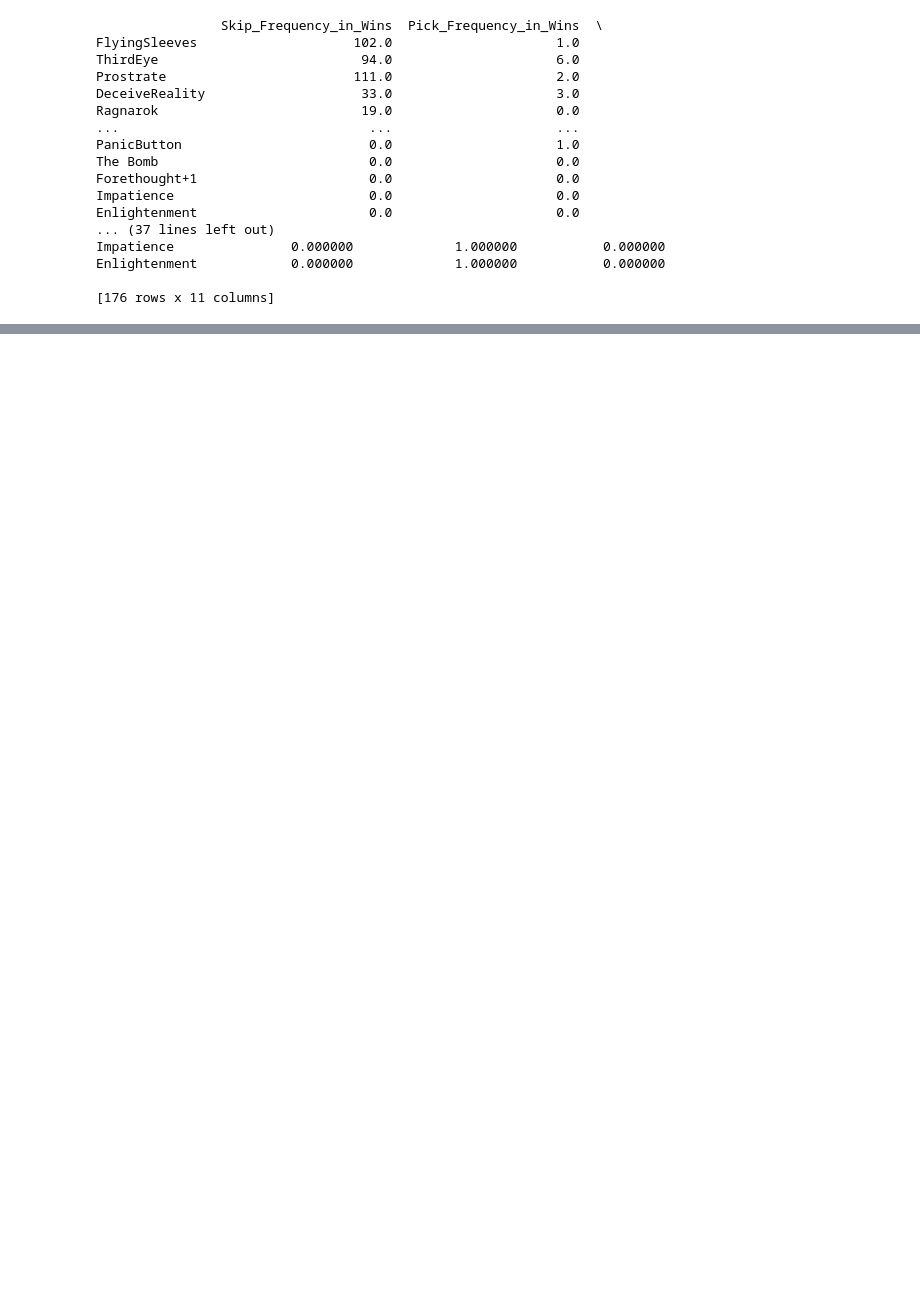
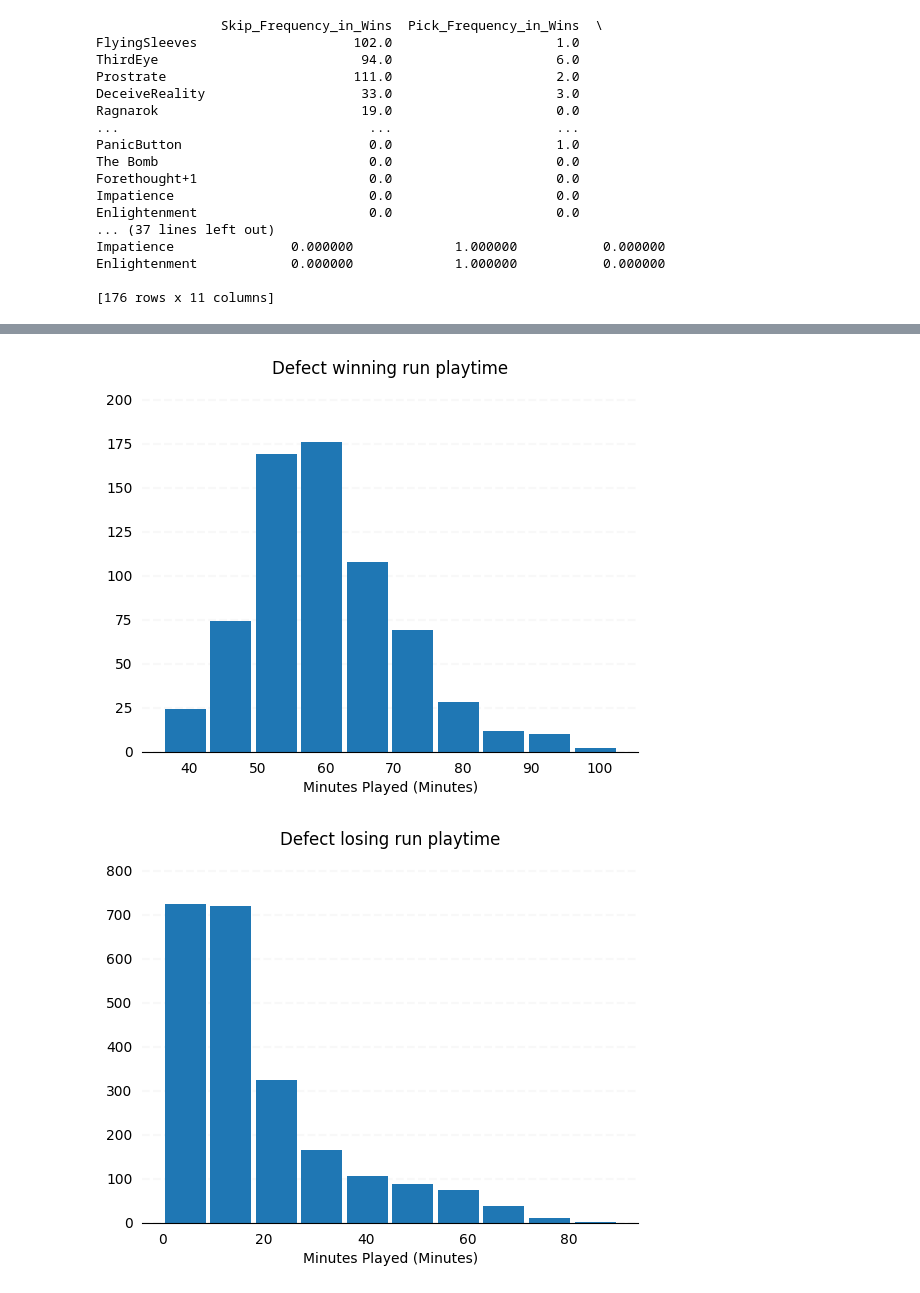
Before and after one commit to yuelongzheng/SlayTheSpire, a Jupyter notebook: Analysis.ipynb, the cells around one changed output, grey strips where cells are left out. Saved outputs shown, nothing was run; the diff lists cells and outputs as text; code cells hidden in the pictures; blank space fills up the shorter version.

```diff
--- a/Analysis.ipynb
+++ b/Analysis.ipynb
@@ -878,0 +936,5 @@ Enlightenment            0.000000             1.000000           0.000000
+# %%
+get_playtime_by_char("DEFECT")
+# %% [output]
+[figure, added]
+[figure, added]
```
Also changed, not shown: parts of 49 cells of this notebook.
